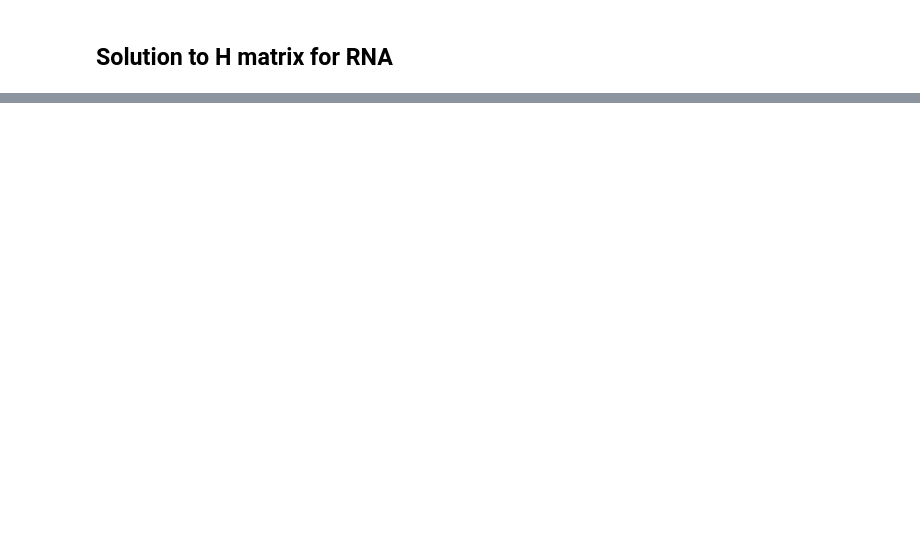
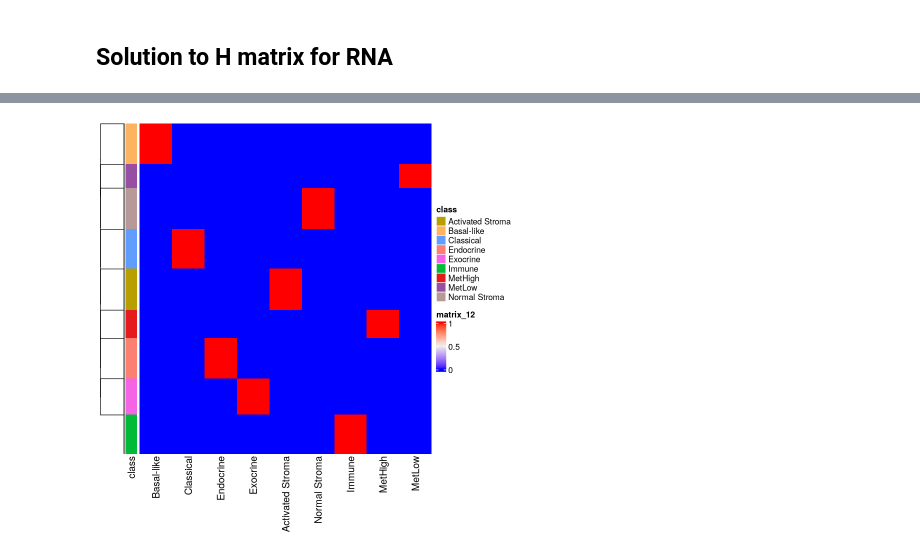
Before and after one commit to Handler-Lab/Spatial-MetScore-JS, a Jupyter notebook: notebooks/pdacr_metscore.ipynb, the cells around one changed output, grey strips where cells are left out. Saved outputs shown, nothing was run; the diff lists cells and outputs as text; code cells hidden in the pictures; blank space fills up the shorter version.

```diff
--- a/notebooks/pdacr_metscore.ipynb
+++ b/notebooks/pdacr_metscore.ipynb
@@ -425,20 +341,20 @@ Heatmap(scale(RNA_H), cluster_columns = T, cluster_rows=F,
 # %%
-top250_genelist <- data.frame(SYMBOL=gene_lists$Moffitt.F6_BasalLike.top250, class="Basal-like") %>%
+combined_genelist <- data.frame(SYMBOL=gene_lists$Moffitt.F6_BasalLike.top250, class="Basal-like") %>%
   rbind(data.frame(SYMBOL=gene_lists$Moffitt.F8_Classical.top250, class="Classical")) %>%
   rbind(data.frame(SYMBOL=gene_lists$Moffitt.F12_Endocrine.top250, class="Endocrine")) %>%
   rbind(data.frame(SYMBOL=gene_lists$Moffitt.F3_Exocrine.top250, class="Exocrine")) %>%
   rbind(data.frame(SYMBOL=gene_lists$Moffitt.F5_ActivatedStroma.top250, class="Activated Stroma")) %>%
   rbind(data.frame(SYMBOL=gene_lists$Moffitt.F13_NormalStroma.top250, class="Normal Stroma")) %>%
   rbind(data.frame(SYMBOL=gene_lists$Moffitt.F7_Immune.top250, class="Immune")) %>%
-  rbind(data.frame(SYMBOL=met_high_genes, class="MetHigh")) %>%
-  rbind(data.frame(SYMBOL=met_low_genes, class="MetLow"))
+  rbind(data.frame(SYMBOL=met_high_genes_clean, class="MetHigh")) %>%
+  rbind(data.frame(SYMBOL=met_low_genes_clean, class="MetLow"))
 # %%
-rownames(top250_genelist) <- top250_genelist$SYMBOL
+rownames(combined_genelist) <- combined_genelist$SYMBOL
 
-ex_250 <- TCGA_PAAD$ex[TCGA_PAAD$featInfo$SYMBOL %in% top250_genelist$SYMBOL, ]
-featInfo_250 <- TCGA_PAAD$featInfo[TCGA_PAAD$featInfo$SYMBOL %in% top250_genelist$SYMBOL, ]
+ex_combined <- TCGA_PAAD$ex[TCGA_PAAD$featInfo$SYMBOL %in% combined_genelist$SYMBOL, ]
+featInfo_combined <- TCGA_PAAD$featInfo[TCGA_PAAD$featInfo$SYMBOL %in% combined_genelist$SYMBOL, ]
 
 
-dim(ex_250)
-dim(featInfo_250)
+dim(ex_combined)
+dim(featInfo_combined)
 # %% [output]
@@ -450,35 +365,37 @@ k <- 9
 RNA_val <- 1
 default_RNA <- 0.01
 
 
 W.seed.rna <- matrix(default_RNA, nrow=nrow(ex_combined), ncol=k)
 
 
 W.seed.rna[which(featInfo_combined$SYMBOL %in% gene_lists$Moffitt.F6_BasalLike.top250), 1] <- RNA_val
 W.seed.rna[which(featInfo_combined$SYMBOL %in% gene_lists$Moffitt.F8_Classical.top250), 2] <- RNA_val
 W.seed.rna[which(featInfo_combined$SYMBOL %in% gene_lists$Moffitt.F12_Endocrine.top250), 3] <- RNA_val
 W.seed.rna[which(featInfo_combined$SYMBOL %in% gene_lists$Moffitt.F3_Exocrine.top250), 4] <- RNA_val
 W.seed.rna[which(featInfo_combined$SYMBOL %in% gene_lists$Moffitt.F5_ActivatedStroma.top250), 5] <- RNA_val
 W.seed.rna[which(featInfo_combined$SYMBOL %in% gene_lists$Moffitt.F13_NormalStroma.top250), 6] <- RNA_val
 W.seed.rna[which(featInfo_combined$SYMBOL %in% gene_lists$Moffitt.F7_Immune.top250), 7] <- RNA_val
-W.seed.rna[which(featInfo_combined$SYMBOL %in% met_high_genes), 8] <- RNA_val
-W.seed.rna[which(featInfo_combined$SYMBOL %in% met_low_genes), 9] <- RNA_val
+W.seed.rna[which(featInfo_combined$SYMBOL %in% met_high_genes_clean), 8] <- RNA_val
+W.seed.rna[which(featInfo_combined$SYMBOL %in% met_low_genes_clean), 9] <- RNA_val
 
 
 colnames(W.seed.rna) <- c("Basal-like", "Classical", "Endocrine", "Exocrine",
                           "Activated Stroma", "Normal Stroma", "Immune",
                           "MetHigh", "MetLow")
 
 
 Heatmap(W.seed.rna, cluster_columns = FALSE, cluster_rows = TRUE,
         left_annotation = rowAnnotation(
-          df = top250_genelist[featInfo_combined$SYMBOL, "class", drop = FALSE],
+          df = combined_genelist[featInfo_combined$SYMBOL, "class", drop = FALSE],
           col = list(
             class = c("Basal-like" = "#fdb462", "Classical" = "#619cff",
                       "Endocrine" = "#fb8072", "Exocrine" = "#f564e4",
                       "Activated Stroma" = "#b79f00", "Normal Stroma" = "#b79999",
-                      "Immune" = "#00ba38", "MetHigh" = "#E41A1C", "MetLow" = "#377EB8")
+                      "Immune" = "#00ba38", "MetHigh" = "#E41A1C", "MetLow" = "#984EA3")
           )
         )
 )
+# %% [output]
+[figure, added]
 # %%
```
Also changed, not shown: parts of 27 cells of this notebook.
